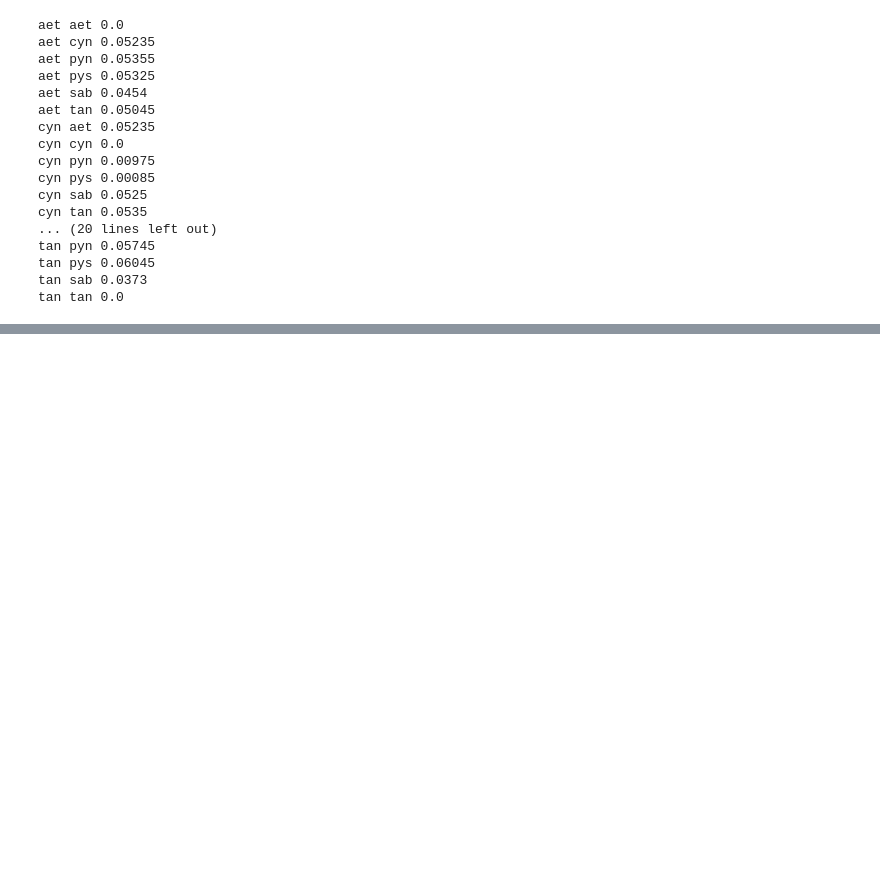
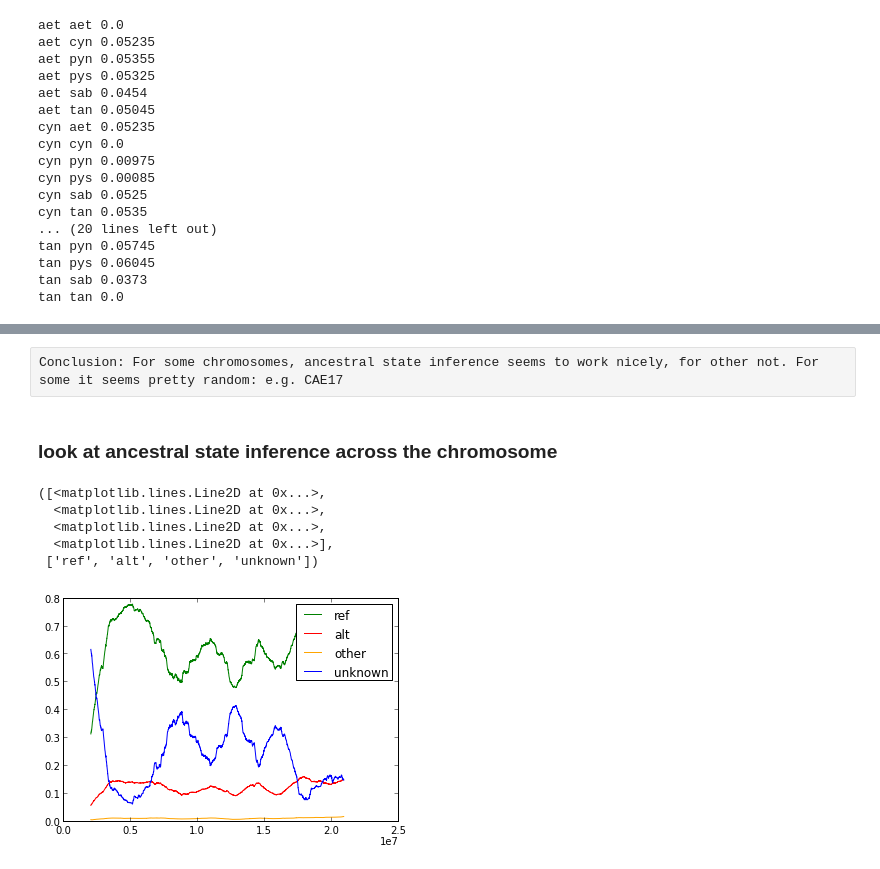
Before and after one commit to peterdfields/hs_vervet, a Jupyter notebook: notebooks/20140415_vervet_analyse_coverage_and_vcf_stats.ipynb, the cells around one changed output, grey strips where cells are left out. Saved outputs shown, nothing was run; the diff lists cells and outputs as text; code cells hidden in the pictures; blank space fills up the shorter version.

```diff
--- a/notebooks/20140415_vervet_analyse_coverage_and_vcf_stats.ipynb
+++ b/notebooks/20140415_vervet_analyse_coverage_and_vcf_stats.ipynb
@@ -382,0 +617,48 @@ tan tan 0.0
+# %% [raw]
+Conclusion: For some chromosomes, ancestral state inference seems to work nicely, for other not. For some it seems pretty random: e.g. CAE17
+# %% [markdown]
+### look at ancestral state inference across the chromosome
+# %%
+def get_ancestral_categories(chrom):
+    fn=os.path.expanduser("~/vervet_lab/analyses/20140403_UnifiedGenotyper_ref3500_non_VRC/"
+                        "_data/GATK_UG_163_ref3500_{}_filtered_ancestral_allele.tsv".format(chrom))
+    anc_df = pd.read_csv(fn,sep="\t",index_col=[0,1])
+
+    anc_cat_df = pd.DataFrame({"ref":0,"alt":0,"other":0,"unknown":0},index=anc_df.index)
+    anc_cat_df["unknown"].ix[anc_df["AA"]=="N"] = 1
+    anc_cat_df["ref"].ix[anc_df["AA"]==anc_df["REF"]] = 1
+    anc_cat_df["alt"].ix[anc_df["AA"]==anc_df["ALT"]] = 1
+    anc_cat_df["unknown"].ix[anc_df["AA"].isnull()] = 1
+    anc_cat_df["other"].ix[(anc_cat_df["alt"]==0)*(anc_cat_df["ref"]==0)*\
+                        ((anc_df["AA"]=="A")+(anc_df["AA"]=="C")+\
+                            (anc_df["AA"]=="G")+(anc_df["AA"]=="T"))] = 1
+    assert anc_cat_df.sum(axis=1).max()==1
+    assert anc_cat_df.sum(axis=1).min()==1
+    return anc_cat_df.ix[chrom]
+# %%
+def plot_ancestral_cat_genome(anc_cat_df,ax,windowsize=50000,legend=True):
+    categories = ["ref","alt","other","unknown"]
+    colors = ["green","red","orange","blue"]
+    observations = pd.rolling_mean(anc_cat_df,windowsize,center=True)
+    lines=[]
+    for cat,col in zip(categories,colors):
+        l, = ax.plot(observations.index.values,observations[cat].values,label=cat,color=col)
+        lines.append(l)
+    if legend:
+        ax.legend()
+    return lines,categories
+#plot(observations.ix["CAE28"].index.values,observations["ref"].values)
+# %%
+chrom = "CAE28"
+# %%
+d = get_ancestral_categories(chrom)
+# %%
+ax = plt.gca()
+plot_ancestral_cat_genome(d,ax)
+# %% [output]
+([<matplotlib.lines.Line2D at 0x...>,
+  <matplotlib.lines.Line2D at 0x...>,
+  <matplotlib.lines.Line2D at 0x...>,
+  <matplotlib.lines.Line2D at 0x...>],
+ ['ref', 'alt', 'other', 'unknown'])
+[figure, added]
```
Also changed, not shown: parts of 132 cells of this notebook, 21 other files.
